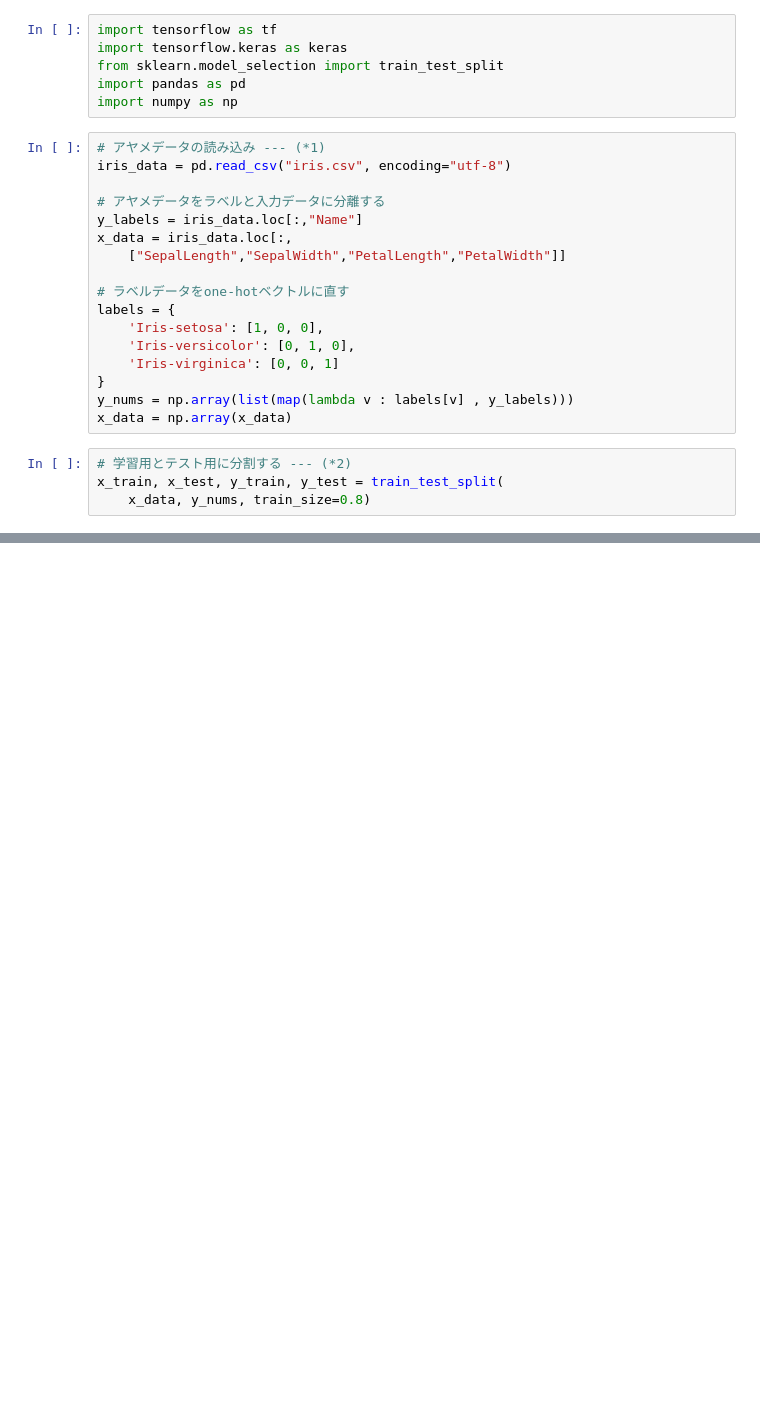
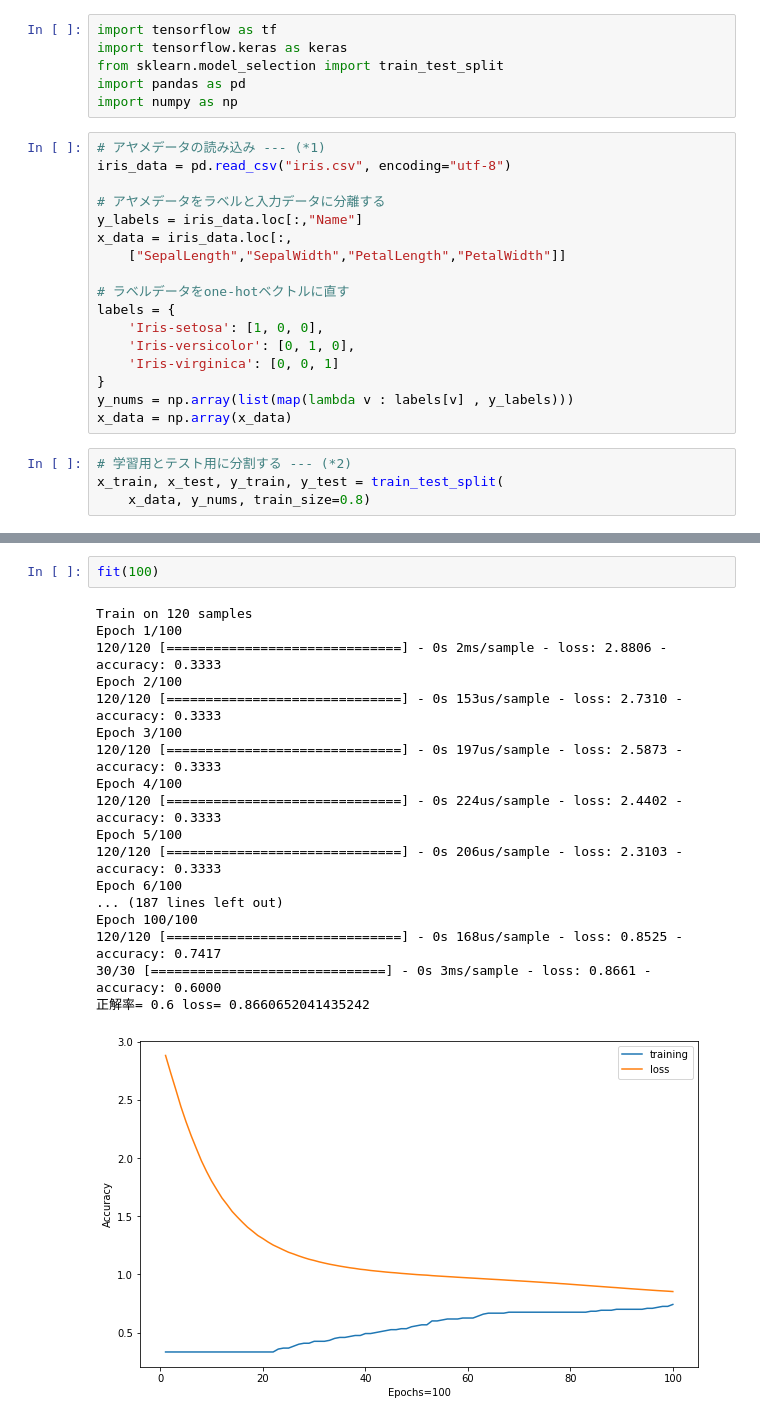
Before and after one commit to kujirahand/book-mlearn-gyomu, a Jupyter notebook: src/ch5/iris/iris.ipynb, the cells around one changed output, grey strips where cells are left out. Drawn from its saved outputs; the diff is of its cells as text; blank space fills up the shorter version.

```diff
--- a/src/ch5/iris/iris.ipynb
+++ b/src/ch5/iris/iris.ipynb
@@ -70,0 +88,21 @@ Epoch 300/300
+# %%
+fit(100)
+# %% [output]
+Train on 120 samples
+Epoch 1/100
+120/120 [==============================] - 0s 2ms/sample - loss: 2.8806 - accuracy: 0.3333
+Epoch 2/100
+120/120 [==============================] - 0s 153us/sample - loss: 2.7310 - accuracy: 0.3333
+Epoch 3/100
+120/120 [==============================] - 0s 197us/sample - loss: 2.5873 - accuracy: 0.3333
+Epoch 4/100
+120/120 [==============================] - 0s 224us/sample - loss: 2.4402 - accuracy: 0.3333
+Epoch 5/100
+120/120 [==============================] - 0s 206us/sample - loss: 2.3103 - accuracy: 0.3333
+Epoch 6/100
+... (187 lines left out)
+Epoch 100/100
+120/120 [==============================] - 0s 168us/sample - loss: 0.8525 - accuracy: 0.7417
+30/30 [==============================] - 0s 3ms/sample - loss: 0.8661 - accuracy: 0.6000
+正解率= 0.6 loss= 0.8660652041435242
+[figure, added]
```
Also changed, not shown: parts of 6 cells of this notebook, 2 other files.
